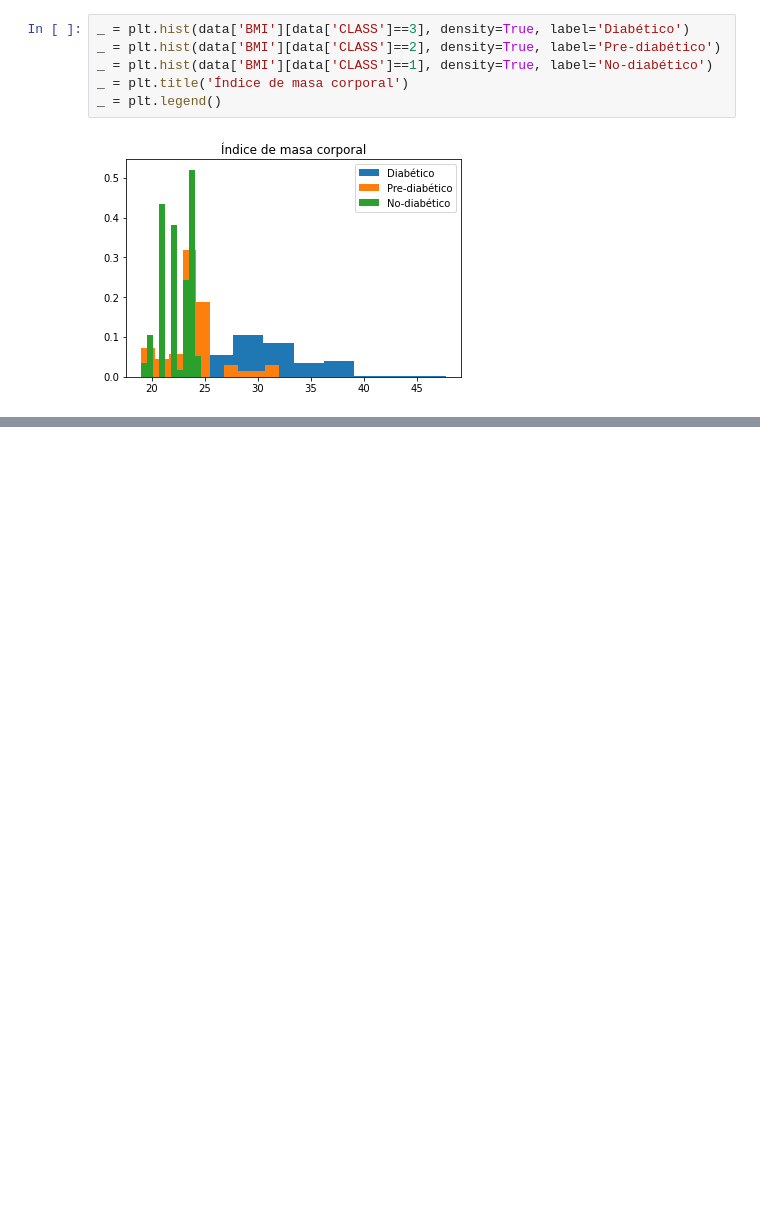
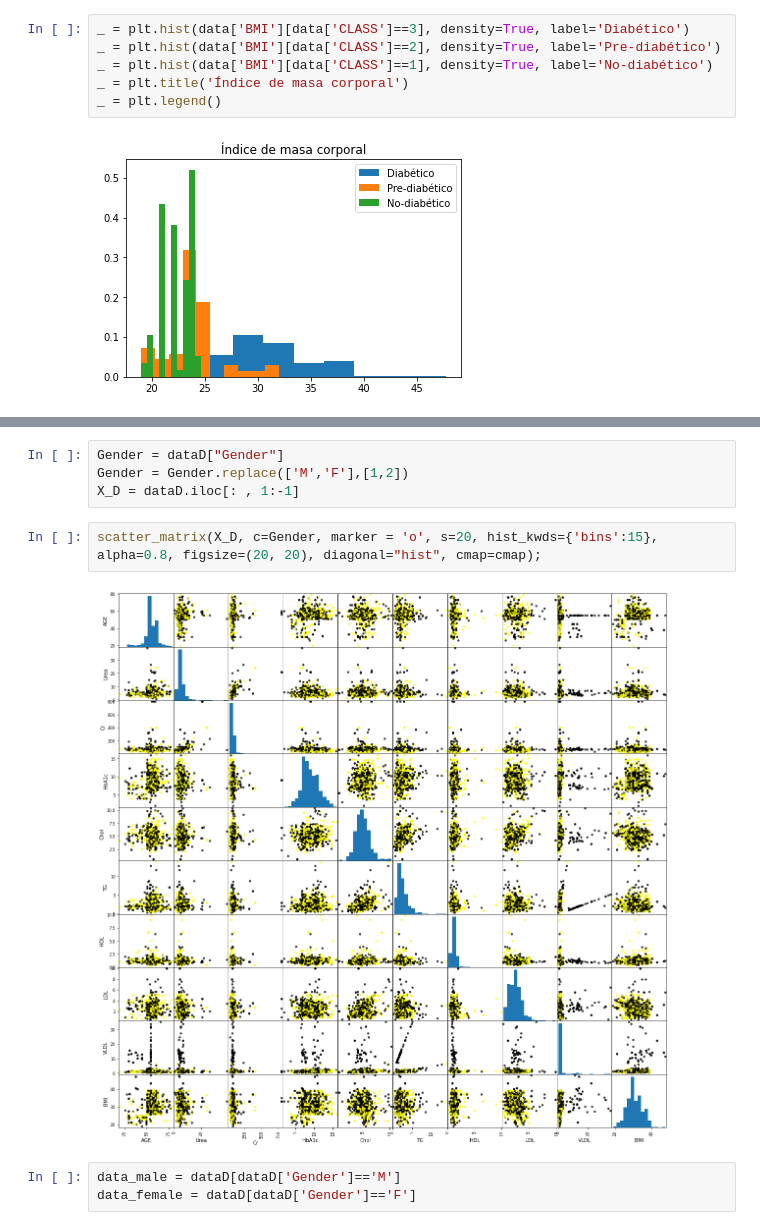
Before and after one commit to jadiazm/Repo_Proyecto_1, a Jupyter notebook: Diabetes.ipynb, the cells around one changed output, grey strips where cells are left out. Saved outputs shown, nothing was run; the diff lists cells and outputs as text; blank space fills up the shorter version.

```diff
--- a/Diabetes.ipynb
+++ b/Diabetes.ipynb
@@ -143,0 +139,11 @@ _ = plt.legend()
+# %%
+Gender = dataD["Gender"]
+Gender = Gender.replace(['M','F'],[1,2])
+X_D = dataD.iloc[: , 1:-1]
+# %%
+scatter_matrix(X_D, c=Gender, marker = 'o', s=20, hist_kwds={'bins':15}, alpha=0.8, figsize=(20, 20), diagonal="hist", cmap=cmap);
+# %% [output]
+[figure, added]
+# %%
+data_male = dataD[dataD['Gender']=='M']
+data_female = dataD[dataD['Gender']=='F']
```
Also changed, not shown: parts of 28 cells of this notebook.
